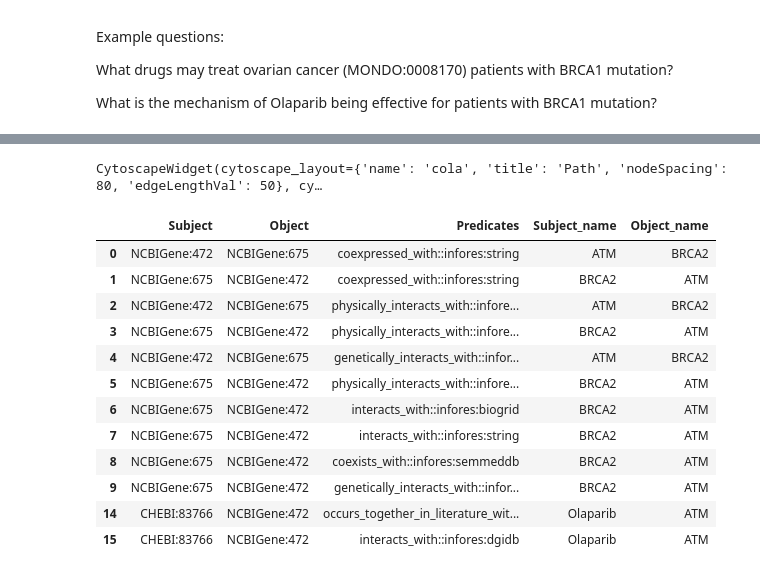
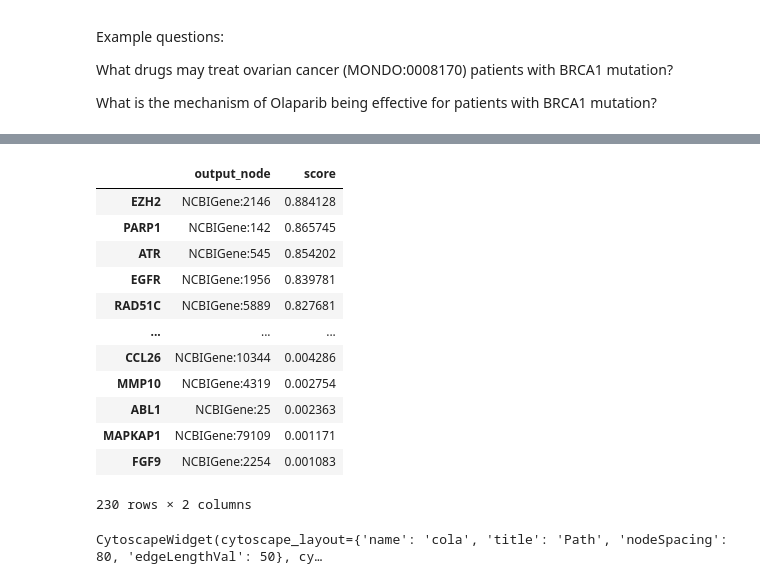
Before and after one commit to sierra-moxon/Translator_component_toolkit, a Jupyter notebook: notebooks/Path_finder.ipynb, the cells around one changed output, grey strips where cells are left out. Saved outputs shown, nothing was run; the diff lists cells and outputs as text; code cells hidden in the pictures.

Commit message:
revise path_vis

```diff
--- a/notebooks/Path_finder.ipynb
+++ b/notebooks/Path_finder.ipynb
@@ -285,18 +279,20 @@ t2 = TCT.merge_by_ranking_index(result_ranked_by_primary_infores,
+# %%
+t2
+# %% [output]
+|  | output_node | score |
+| EZH2 | NCBIGene:2146 | 0.884128 |
+| PARP1 | NCBIGene:142 | 0.865745 |
+| ATR | NCBIGene:545 | 0.854202 |
+| EGFR | NCBIGene:1956 | 0.839781 |
+| RAD51C | NCBIGene:5889 | 0.827681 |
+| ... | ... | ... |
+| CCL26 | NCBIGene:10344 | 0.004286 |
+| MMP10 | NCBIGene:4319 | 0.002754 |
+| ABL1 | NCBIGene:25 | 0.002363 |
+| MAPKAP1 | NCBIGene:79109 | 0.001171 |
+| FGF9 | NCBIGene:2254 | 0.001083 |
+230 rows × 2 columns
 # %%
-
-TCT.visulize_path(input_node1_id, TCT.get_curie("ATM"), input_node3_id, result, result2)  #todo: collapse the resulst if the infores are the same
+forplot = TCT.visulize_path(input_node1_id, TCT.get_curie("ATM"), input_node3_id, result, result2)  #todo: collapse the resulst if the infores are the same
 # %% [output]
 CytoscapeWidget(cytoscape_layout={'name': 'cola', 'title': 'Path', 'nodeSpacing': 80, 'edgeLengthVal': 50}, cy…
-|  | Subject | Object | Predicates | Subject_name | Object_name |
-| 0 | NCBIGene:472 | NCBIGene:675 | coexpressed_with::infores:string | ATM | BRCA2 |
-| 1 | NCBIGene:675 | NCBIGene:472 | coexpressed_with::infores:string | BRCA2 | ATM |
-| 2 | NCBIGene:472 | NCBIGene:675 | physically_interacts_with::infore... | ATM | BRCA2 |
-| 3 | NCBIGene:675 | NCBIGene:472 | physically_interacts_with::infore... | BRCA2 | ATM |
-| 4 | NCBIGene:472 | NCBIGene:675 | genetically_interacts_with::infor... | ATM | BRCA2 |
-| 5 | NCBIGene:675 | NCBIGene:472 | physically_interacts_with::infore... | BRCA2 | ATM |
-| 6 | NCBIGene:675 | NCBIGene:472 | interacts_with::infores:biogrid | BRCA2 | ATM |
-| 7 | NCBIGene:675 | NCBIGene:472 | interacts_with::infores:string | BRCA2 | ATM |
-| 8 | NCBIGene:675 | NCBIGene:472 | coexists_with::infores:semmeddb | BRCA2 | ATM |
-| 9 | NCBIGene:675 | NCBIGene:472 | genetically_interacts_with::infor... | BRCA2 | ATM |
-| 14 | CHEBI:83766 | NCBIGene:472 | occurs_together_in_literature_wit... | Olaparib | ATM |
-| 15 | CHEBI:83766 | NCBIGene:472 | interacts_with::infores:dgidb | Olaparib | ATM |
```
Also changed, not shown: parts of 10 cells of this notebook, 2 other files.
